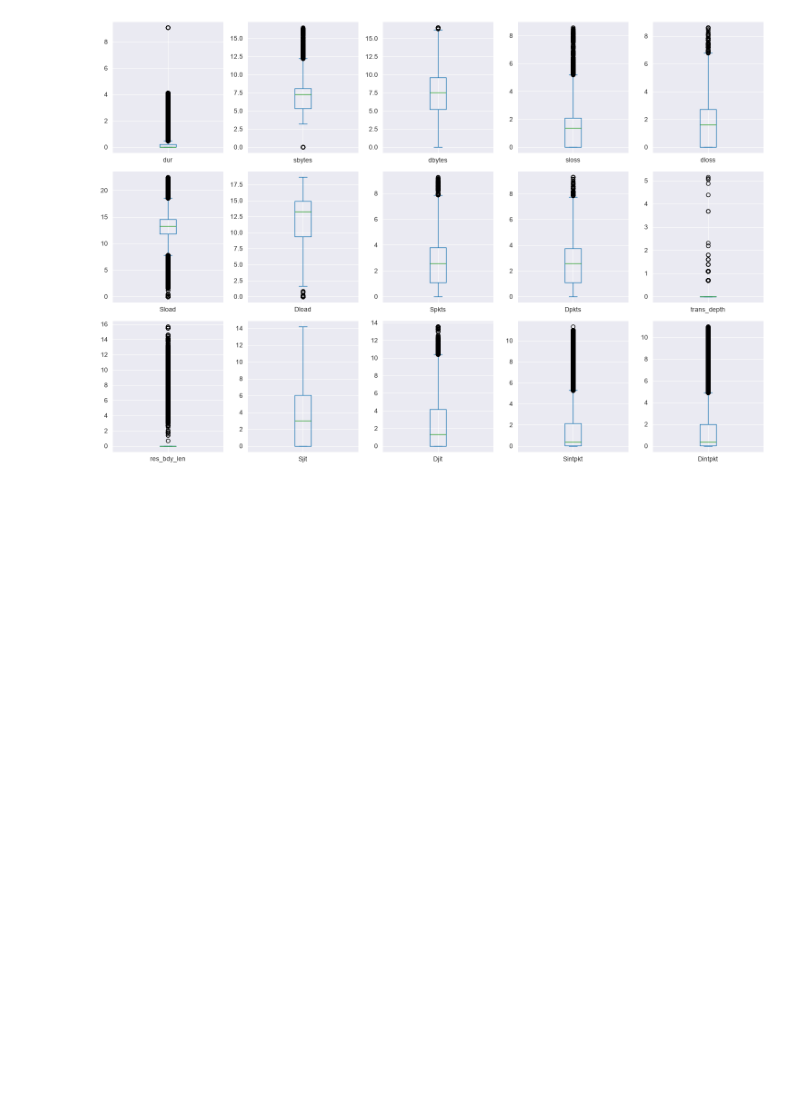
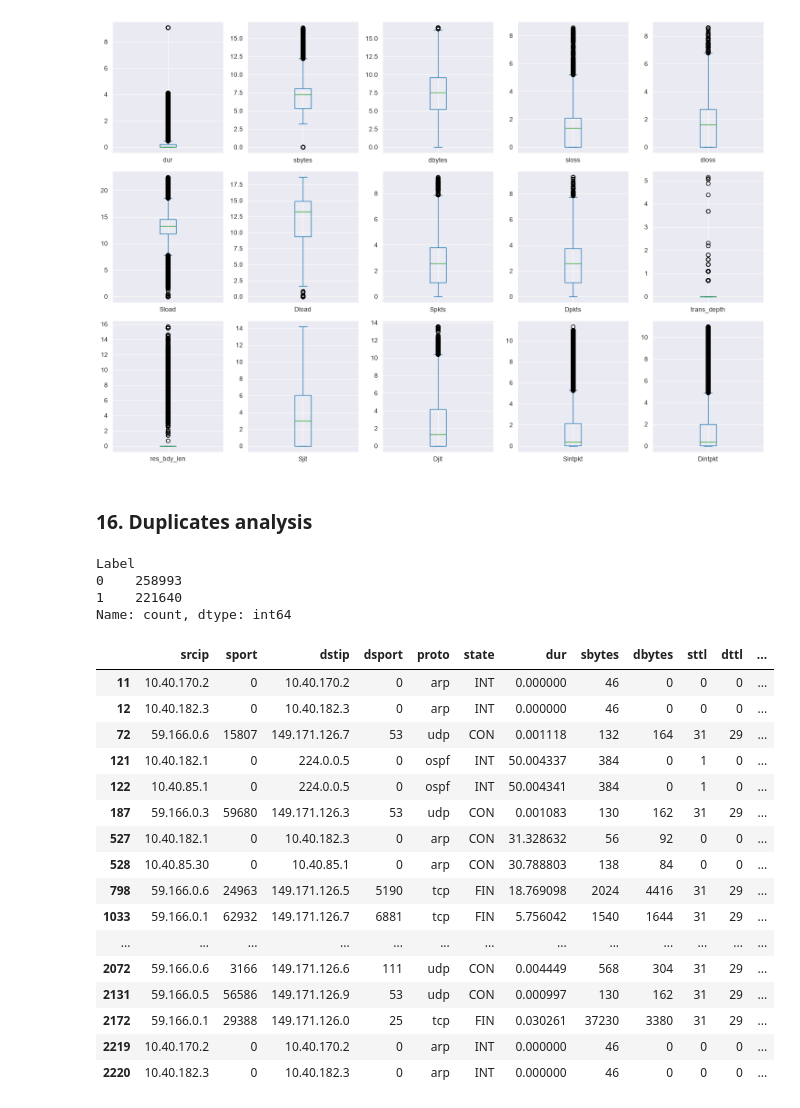
Before and after one commit to ShuvamLabs/network-anomaly-detector, a Jupyter notebook: Detector/notebooks/01-data-observation.ipynb, the cells around one changed output. Cells and saved outputs as stored; diff of their text form; code cells hidden in the pictures; blank space fills up the shorter version.

```diff
--- a/Detector/notebooks/01-data-observation.ipynb
+++ b/Detector/notebooks/01-data-observation.ipynb
@@ -286,6 +268,33 @@ plt.tight_layout()
 plt.show()
 # %% [output]
 [figure]
+# %% [markdown]
+### 16. Duplicates analysis
+# %%
+print(df[df.duplicated()]['Label'].value_counts())
+df[df.duplicated()].head(20)
+# %% [output]
+Label
+0    258993
+1    221640
+Name: count, dtype: int64
+|  | srcip | sport | dstip | dsport | proto | state | dur | sbytes | dbytes | sttl | dttl | ... |
+| 11 | 10.40.170.2 | 0 | 10.40.170.2 | 0 | arp | INT | 0.000000 | 46 | 0 | 0 | 0 | ... |
+| 12 | 10.40.182.3 | 0 | 10.40.182.3 | 0 | arp | INT | 0.000000 | 46 | 0 | 0 | 0 | ... |
+| 72 | 59.166.0.6 | 15807 | 149.171.126.7 | 53 | udp | CON | 0.001118 | 132 | 164 | 31 | 29 | ... |
+| 121 | 10.40.182.1 | 0 | 224.0.0.5 | 0 | ospf | INT | 50.004337 | 384 | 0 | 1 | 0 | ... |
+| 122 | 10.40.85.1 | 0 | 224.0.0.5 | 0 | ospf | INT | 50.004341 | 384 | 0 | 1 | 0 | ... |
+| 187 | 59.166.0.3 | 59680 | 149.171.126.3 | 53 | udp | CON | 0.001083 | 130 | 162 | 31 | 29 | ... |
+| 527 | 10.40.182.1 | 0 | 10.40.182.3 | 0 | arp | CON | 31.328632 | 56 | 92 | 0 | 0 | ... |
+| 528 | 10.40.85.30 | 0 | 10.40.85.1 | 0 | arp | CON | 30.788803 | 138 | 84 | 0 | 0 | ... |
+| 798 | 59.166.0.6 | 24963 | 149.171.126.5 | 5190 | tcp | FIN | 18.769098 | 2024 | 4416 | 31 | 29 | ... |
+| 1033 | 59.166.0.1 | 62932 | 149.171.126.7 | 6881 | tcp | FIN | 5.756042 | 1540 | 1644 | 31 | 29 | ... |
+| ... | ... | ... | ... | ... | ... | ... | ... | ... | ... | ... | ... | ... |
+| 2072 | 59.166.0.6 | 3166 | 149.171.126.6 | 111 | udp | CON | 0.004449 | 568 | 304 | 31 | 29 | ... |
+| 2131 | 59.166.0.5 | 56586 | 149.171.126.9 | 53 | udp | CON | 0.000997 | 130 | 162 | 31 | 29 | ... |
+| 2172 | 59.166.0.1 | 29388 | 149.171.126.0 | 25 | tcp | FIN | 0.030261 | 37230 | 3380 | 31 | 29 | ... |
+| 2219 | 10.40.170.2 | 0 | 10.40.170.2 | 0 | arp | INT | 0.000000 | 46 | 0 | 0 | 0 | ... |
+| 2220 | 10.40.182.3 | 0 | 10.40.182.3 | 0 | arp | INT | 0.000000 | 46 | 0 | 0 | 0 | ... |
 # %% [markdown]
 Final Observations:
 1. Various features has extreme outliers, and they tend to be attack signals
```
Also changed, not shown: parts of 3 cells of this notebook, 1 other file.
